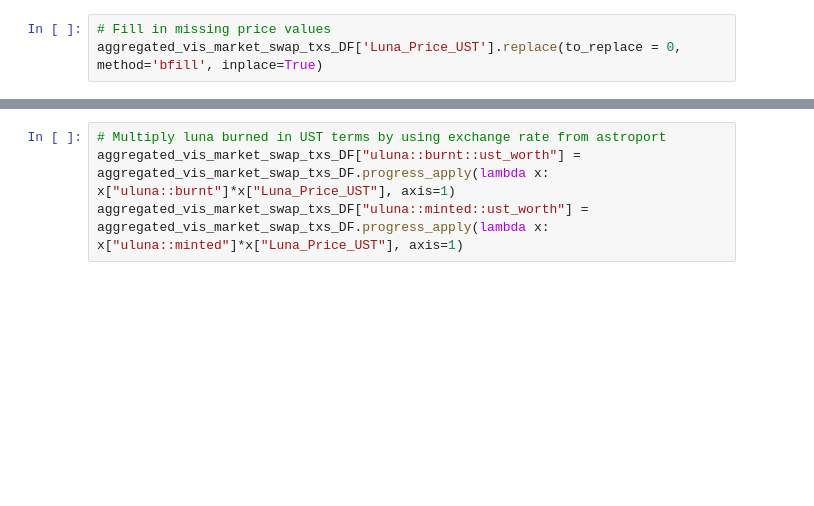
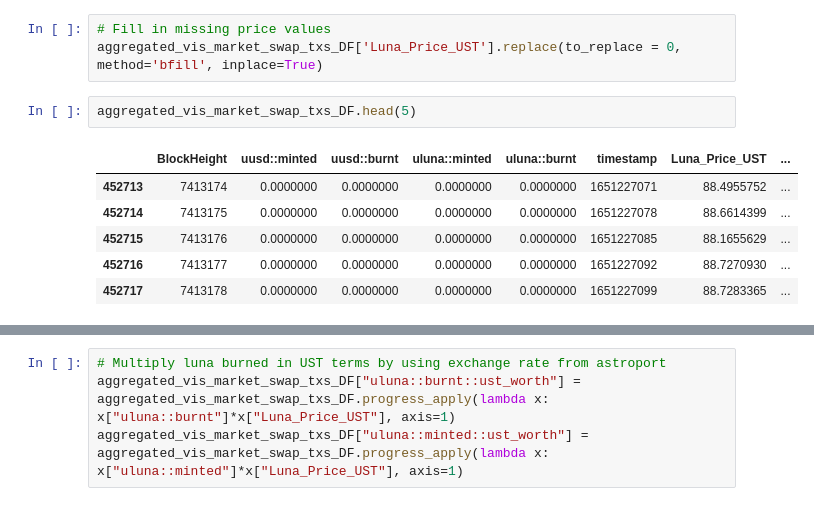
Before and after one commit to AstroTech-Labs/TerraClassic_Research, a Jupyter notebook: terra_crash_analysis.ipynb, the cells around one changed output, grey strips where cells are left out. Drawn from its saved outputs; the diff is of its cells as text; blank space fills up the shorter version.

```diff
--- a/terra_crash_analysis.ipynb
+++ b/terra_crash_analysis.ipynb
@@ -252,3 +314,12 @@ aggregated_vis_market_swap_txs_DF["Luna_Price_UST"] = aggregated_vis_market_swap
 # %%
 # Fill in missing price values
 aggregated_vis_market_swap_txs_DF['Luna_Price_UST'].replace(to_replace = 0,  method='bfill', inplace=True)
+# %%
+aggregated_vis_market_swap_txs_DF.head(5)
+# %% [output]
+|  | BlockHeight | uusd::minted | uusd::burnt | uluna::minted | uluna::burnt | timestamp | Luna_Price_UST | ... |
+| 452713 | 7413174 | 0.0000000 | 0.0000000 | 0.0000000 | 0.0000000 | 1651227071 | 88.4955752 | ... |
+| 452714 | 7413175 | 0.0000000 | 0.0000000 | 0.0000000 | 0.0000000 | 1651227078 | 88.6614399 | ... |
+| 452715 | 7413176 | 0.0000000 | 0.0000000 | 0.0000000 | 0.0000000 | 1651227085 | 88.1655629 | ... |
+| 452716 | 7413177 | 0.0000000 | 0.0000000 | 0.0000000 | 0.0000000 | 1651227092 | 88.7270930 | ... |
+| 452717 | 7413178 | 0.0000000 | 0.0000000 | 0.0000000 | 0.0000000 | 1651227099 | 88.7283365 | ... |
```
Also changed, not shown: parts of 17 cells of this notebook.
